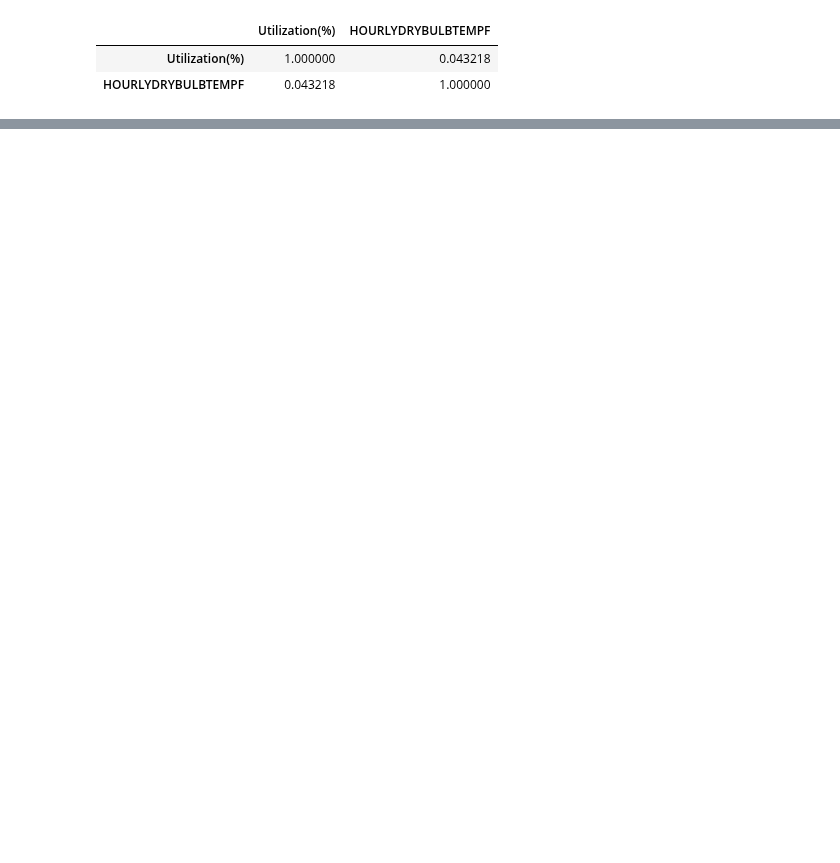
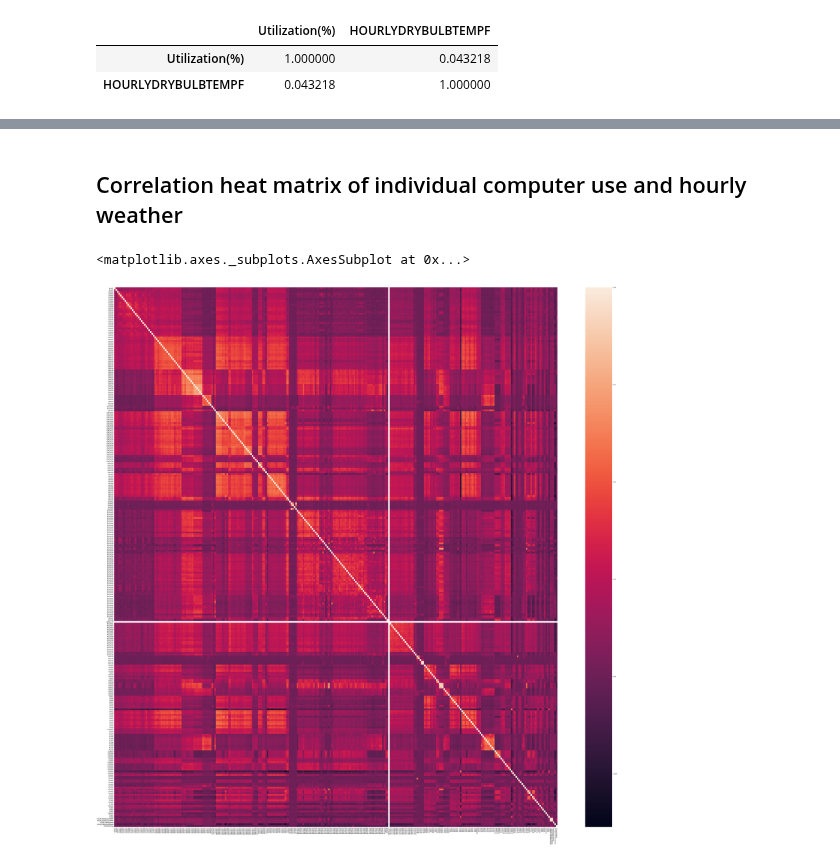
Before and after one commit to UNCG-CSE/Library-Computer-Usage-Analysis, a Jupyter notebook: src/UsageVsWeather.ipynb, the cells around one changed output, grey strips where cells are left out. Saved outputs shown, nothing was run; the diff lists cells and outputs as text; code cells hidden in the pictures; blank space fills up the shorter version.

Commit message:
Adding notebook update for region weather correlations

```diff
--- a/src/UsageVsWeather.ipynb
+++ b/src/UsageVsWeather.ipynb
@@ -150,0 +170,6 @@ memory usage: 152.0 MB
+# %%
+# Now let's look at individual correlations
+utilization = utilization[1:]
+gsoWeatherInterp = gsoWeatherInterp[1:]
+print(utilization.head())
+print(gsoWeatherInterp.head())
@@ -150,0 +194,19 @@ memory usage: 152.0 MB
+# %%
+attributes = pd.read_csv(os.path.join('..', 'data', 'computerAttributes.csv'))
+attributes.index = attributes['computerName']
+machinesOfInterest = [x for x in attributes.index if attributes.loc[x]['requiresLogon']==True]
+# %%
+stacked = utilization[machinesOfInterest].join(gsoWeatherInterp, how='inner')
+# Only look at records occuring while classes are in session.  This doesn't account for things like spring-break (yet).
+# Grab records from 01-17 (classes begin) to 05-12 (last day of class), and from 08-15 (classes begin) to 12-05 (last day of class).
+# These dates were determined from the 2016 academic calendar, and may be slightly different for other years.
+filtered = stacked[((stacked.index.dayofyear >= 17) & (stacked.index.dayofyear <= 131)) | ((stacked.index.dayofyear >= 233) & (stacked.index.dayofyear <= 338))]
+cc = filtered.corr()
+# %% [markdown]
+## Correlation heat matrix of individual computer use and hourly weather
+# %%
+fig, ax = plt.subplots(figsize=(75,75))
+sns.heatmap(cc, ax=ax)
+# %% [output]
+<matplotlib.axes._subplots.AxesSubplot at 0x...>
+[figure, added]
```
Also changed, not shown: parts of 42 cells of this notebook.
